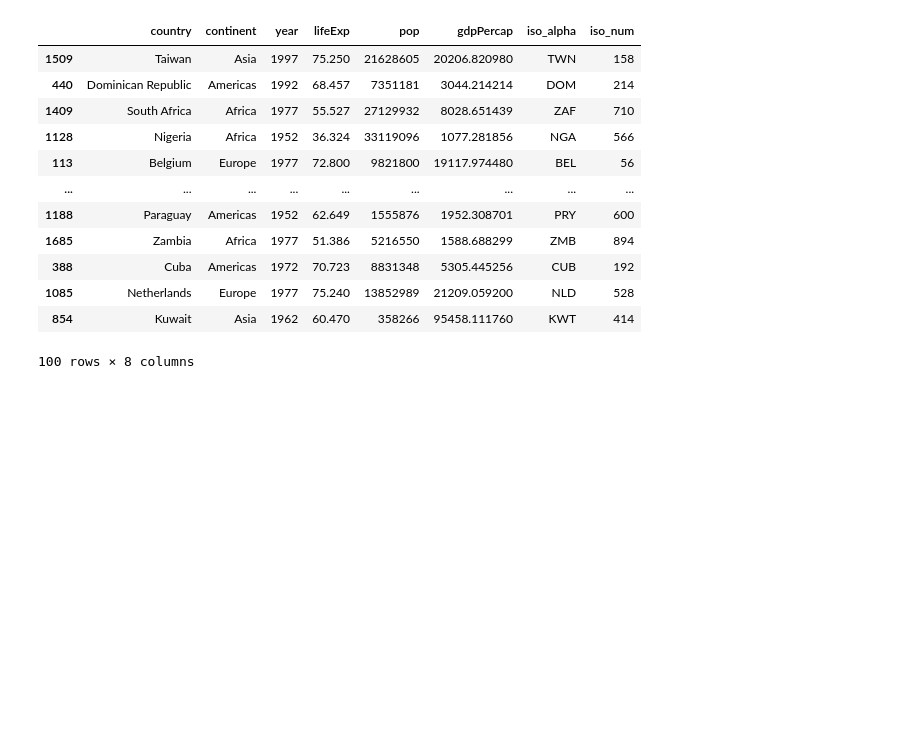
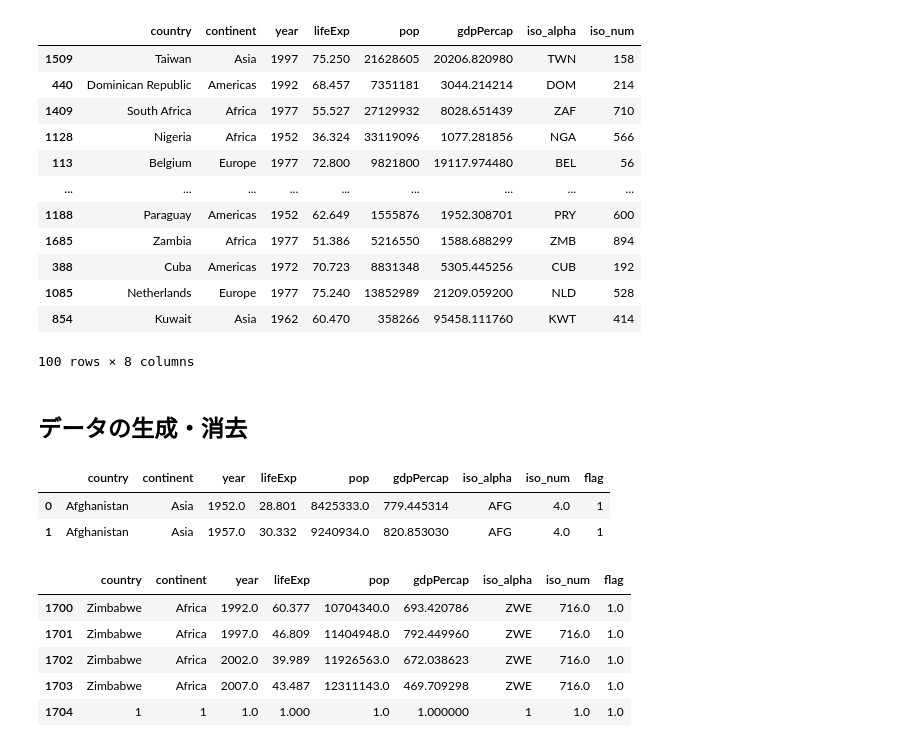
Before and after one commit to RYOTA2528/data_analysis_practice, a Jupyter notebook: [DAY17_1]Pandasでのデータ抽出・加工・集計.ipynb, the cells around one changed output. Drawn from its saved outputs; the diff is of its cells as text; code cells hidden in the pictures; blank space fills up the shorter version.

```diff
--- a/[DAY17_1]Pandasでのデータ抽出・加工・集計.ipynb
+++ b/[DAY17_1]Pandasでのデータ抽出・加工・集計.ipynb
@@ -192,3 +192,5 @@ df.sample(100)
 | 1085 | Netherlands | Europe | 1977 | 75.240 | 13852989 | 21209.059200 | NLD | 528 |
 | 854 | Kuwait | Asia | 1962 | 60.470 | 358266 | 95458.111760 | KWT | 414 |
 100 rows × 8 columns
+# %% [markdown]
+## データの生成・消去
@@ -194,0 +200,6 @@ df.sample(100)
+# %%
+df.head(2)
+# %% [output]
+|  | country | continent | year | lifeExp | pop | gdpPercap | iso_alpha | iso_num | flag |
+| 0 | Afghanistan | Asia | 1952.0 | 28.801 | 8425333.0 | 779.445314 | AFG | 4.0 | 1 |
+| 1 | Afghanistan | Asia | 1957.0 | 30.332 | 9240934.0 | 820.853030 | AFG | 4.0 | 1 |
@@ -194,0 +209,9 @@ df.sample(100)
+# %%
+df.tail(5)
+# %% [output]
+|  | country | continent | year | lifeExp | pop | gdpPercap | iso_alpha | iso_num | flag |
+| 1700 | Zimbabwe | Africa | 1992.0 | 60.377 | 10704340.0 | 693.420786 | ZWE | 716.0 | 1.0 |
+| 1701 | Zimbabwe | Africa | 1997.0 | 46.809 | 11404948.0 | 792.449960 | ZWE | 716.0 | 1.0 |
+| 1702 | Zimbabwe | Africa | 2002.0 | 39.989 | 11926563.0 | 672.038623 | ZWE | 716.0 | 1.0 |
+| 1703 | Zimbabwe | Africa | 2007.0 | 43.487 | 12311143.0 | 469.709298 | ZWE | 716.0 | 1.0 |
+| 1704 | 1 | 1 | 1.0 | 1.000 | 1.0 | 1.000000 | 1 | 1.0 | 1.0 |
```
Also changed, not shown: parts of 6 cells of this notebook.
